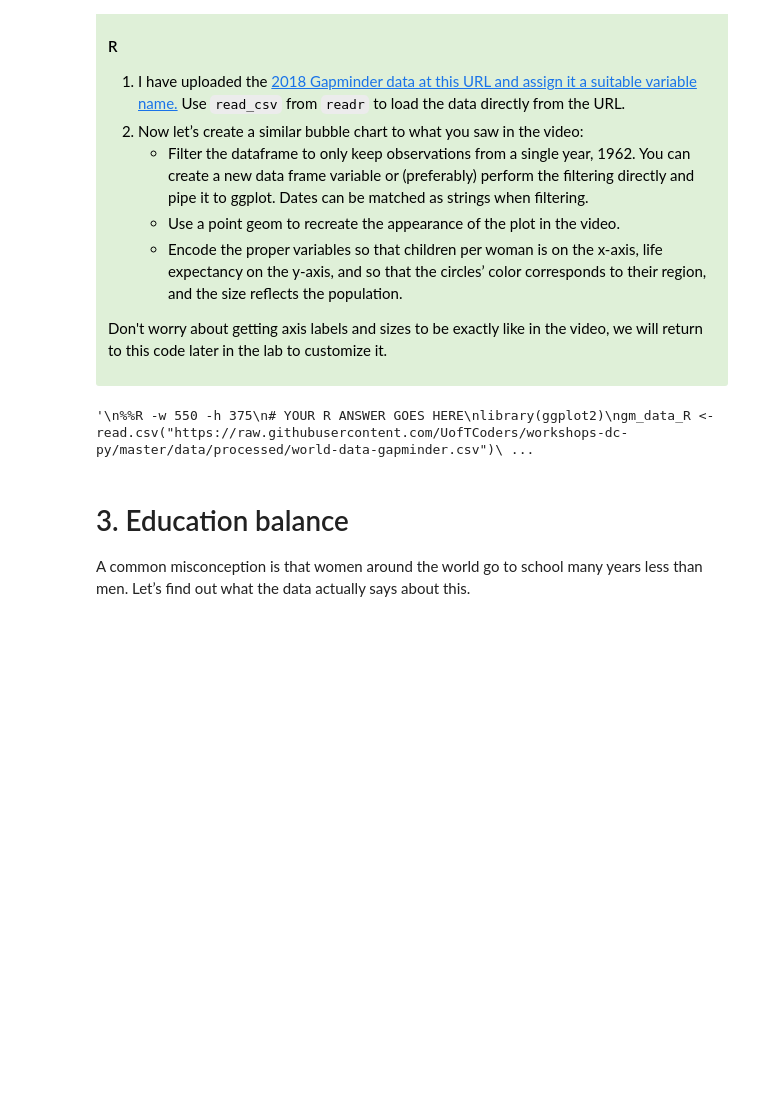
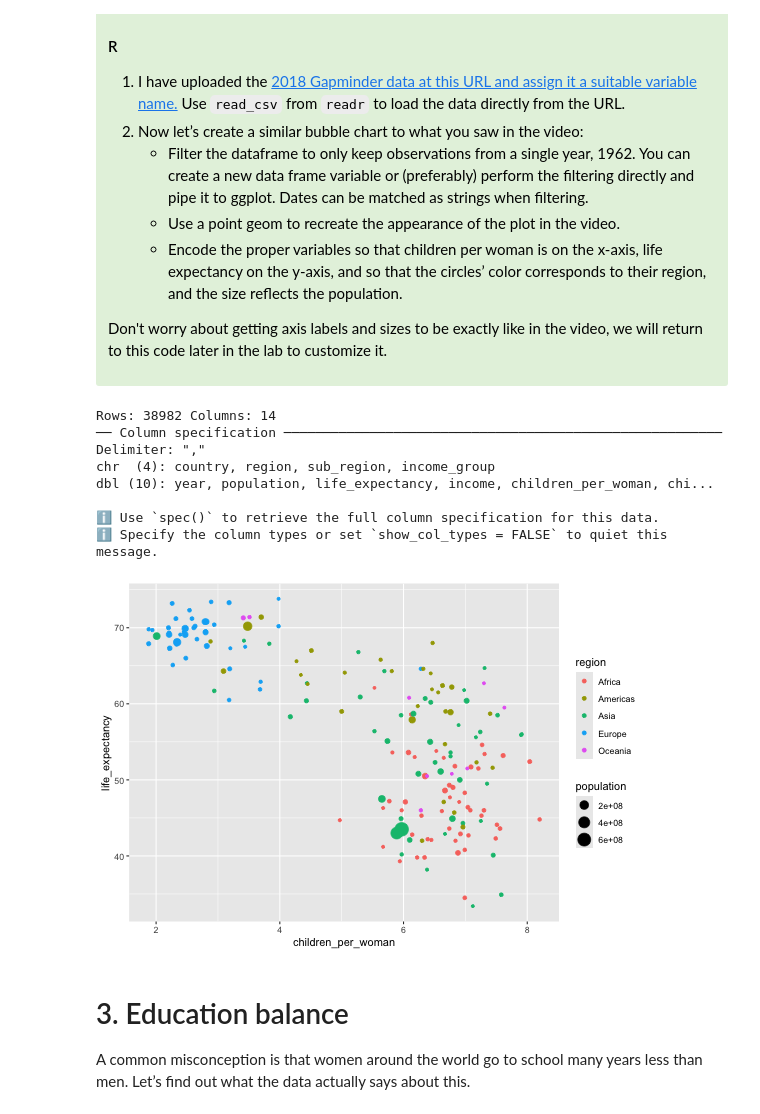
Before and after one commit to JordanKaseram/MDS-Data-550-Labs, a Jupyter notebook: Lab 1/lab1_python (1).ipynb, the cells around one changed output. Saved outputs shown, nothing was run; the diff lists cells and outputs as text; code cells hidden in the pictures; blank space fills up the shorter version.

```diff
--- a/Lab 1/lab1_python (1).ipynb
+++ b/Lab 1/lab1_python (1).ipynb
@@ -220,29 +223,35 @@ R
 we will return to this code later in the lab to customize it.</p>
 </div>
 # %%
-"""
 %%R -w 550 -h 375
 # YOUR R ANSWER GOES HERE
 library(ggplot2)
-gm_data_R <- read.csv("https://raw.githubusercontent.com/UofTCoders/workshops-dc-py/master/data/processed/world-data-gapminder.csv")
-gm_data_1962_R <- gm_data_R[gm_data_R$year == 1962,]
+library(readr)
 
-ggplot(
-    gm_data_1962_R,
+#Q2.2
+gm_data <- read_csv("https://raw.githubusercontent.com/UofTCoders/workshops-dc-py/master/data/processed/world-data-gapminder.csv")
+
+gm_data_1962 <- gm_data[gm_data$year == 1962, ]
+
+p <- ggplot(
+    gm_data_1962,
     aes(
       x = children_per_woman,
       y = life_expectancy,
       color = region,
-      size = population)) +
-      geom_point() +
-      labs(
-        title = "Life Expectancy vs Fertilty (1962)",
-        x = "Children per Woman",
-        y = "Life Expecancy (years)"
-        )
-"""
+      size = population)) + geom_point()
+
+print(p)
 # %% [output]
-'\n%%R -w 550 -h 375\n# YOUR R ANSWER GOES HERE\nlibrary(ggplot2)\ngm_data_R <- read.csv("https://raw.githubusercontent.com/UofTCoders/workshops-dc-py/master/data/processed/world-data-gapminder.csv")\ ...
+Rows: 38982 Columns: 14
+── Column specification ────────────────────────────────────────────────────────
+Delimiter: ","
+chr  (4): country, region, sub_region, income_group
+dbl (10): year, population, life_expectancy, income, children_per_woman, chi...
+
+ℹ Use `spec()` to retrieve the full column specification for this data.
+ℹ Specify the column types or set `show_col_types = FALSE` to quiet this message.
+[figure, added]
 # %% [markdown]
 # 3. Education balance
 
```
Also changed, not shown: parts of 23 cells of this notebook.
